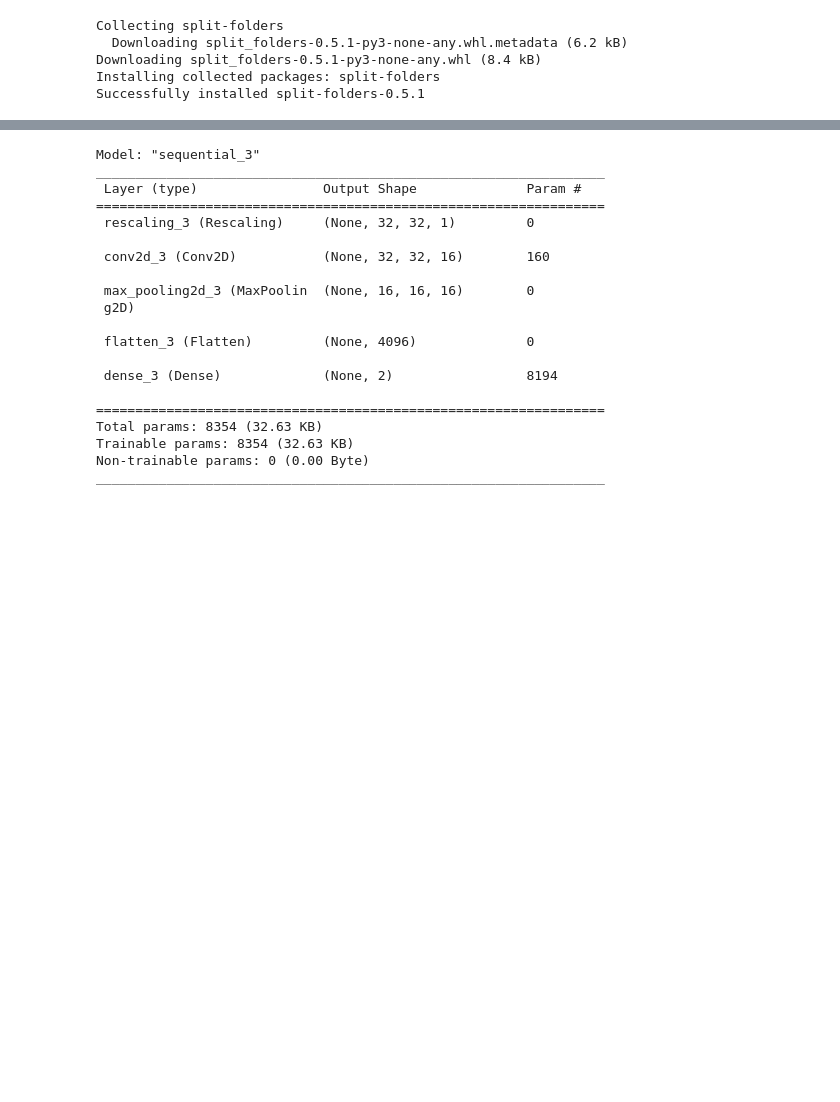
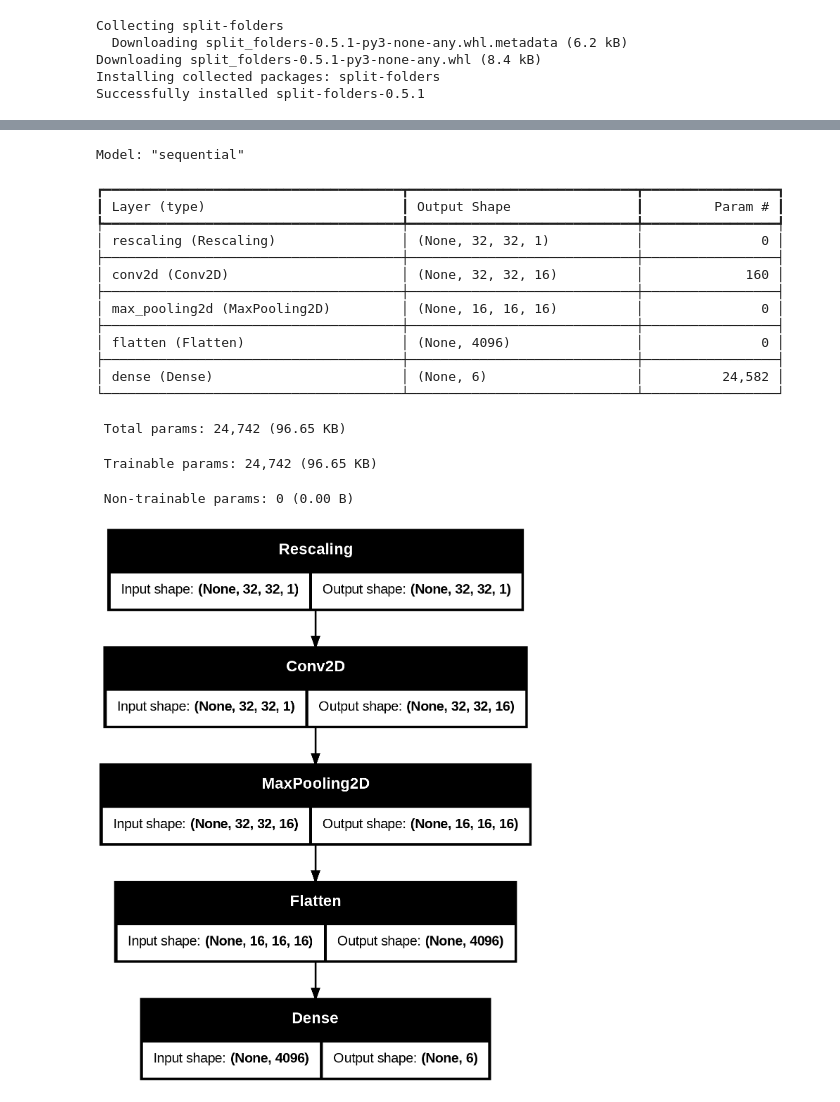
Before and after one commit to carson-edmonds/AAI-590_Group-3_Capstone, a Jupyter notebook: CNN_MODEL.ipynb, the cells around one changed output, grey strips where cells are left out. Cells and saved outputs as stored; diff of their text form; code cells hidden in the pictures; blank space fills up the shorter version.

```diff
--- a/CNN_MODEL.ipynb
+++ b/CNN_MODEL.ipynb
@@ -225,8 +239,7 @@ Found 19 files belonging to 2 classes.
 # %%
-#Create simple CNN model for initial implementation
-#Number of layers and kernels will be adjusted in future iterations
+#Create CNN model
 preprocessing_layers = [
-    tf.keras.layers.experimental.preprocessing.Rescaling(1./255, input_shape=(32,32,1))
+    tf.keras.layers.Rescaling(1./255, input_shape=(32,32,1))
 ]
 
 def conv_2d_pooling_layers(filters):
@@ -245,7 +258,7 @@ core_layers = \
 
 dense_layers = [
     tf.keras.layers.Flatten(),
-    tf.keras.layers.Dense(2)
+    tf.keras.layers.Dense(6)
 ]
 
 model = tf.keras.Sequential(
@@ -256,24 +269,26 @@ model = tf.keras.Sequential(
 
 model.summary()
 # %% [output]
-Model: "sequential_3"
-_________________________________________________________________
- Layer (type)                Output Shape              Param #
-=================================================================
- rescaling_3 (Rescaling)     (None, 32, 32, 1)         0
-
- conv2d_3 (Conv2D)           (None, 32, 32, 16)        160
-
- max_pooling2d_3 (MaxPoolin  (None, 16, 16, 16)        0
- g2D)
-
- flatten_3 (Flatten)         (None, 4096)              0
-
- dense_3 (Dense)             (None, 2)                 8194
-
-=================================================================
-Total params: 8354 (32.63 KB)
-Trainable params: 8354 (32.63 KB)
-Non-trainable params: 0 (0.00 Byte)
-_________________________________________________________________
+Model: "sequential"
+┏━━━━━━━━━━━━━━━━━━━━━━━━━━━━━━━━━━━━━━┳━━━━━━━━━━━━━━━━━━━━━━━━━━━━━┳━━━━━━━━━━━━━━━━━┓
+┃ Layer (type)                         ┃ Output Shape                ┃         Param # ┃
+┡━━━━━━━━━━━━━━━━━━━━━━━━━━━━━━━━━━━━━━╇━━━━━━━━━━━━━━━━━━━━━━━━━━━━━╇━━━━━━━━━━━━━━━━━┩
+│ rescaling (Rescaling)                │ (None, 32, 32, 1)           │               0 │
+├──────────────────────────────────────┼─────────────────────────────┼─────────────────┤
+│ conv2d (Conv2D)                      │ (None, 32, 32, 16)          │             160 │
+├──────────────────────────────────────┼─────────────────────────────┼─────────────────┤
+│ max_pooling2d (MaxPooling2D)         │ (None, 16, 16, 16)          │               0 │
+├──────────────────────────────────────┼─────────────────────────────┼─────────────────┤
+│ flatten (Flatten)                    │ (None, 4096)                │               0 │
+├──────────────────────────────────────┼─────────────────────────────┼─────────────────┤
+│ dense (Dense)                        │ (None, 6)                   │          24,582 │
+└──────────────────────────────────────┴─────────────────────────────┴─────────────────┘
+ Total params: 24,742 (96.65 KB)
+ Trainable params: 24,742 (96.65 KB)
+ Non-trainable params: 0 (0.00 B)
+# %%
+#Visualize model architecture
+tf.keras.utils.plot_model(model, show_shapes=True)
+# %% [output]
+[figure, added]
 # %%
```
Also changed, not shown: parts of 13 cells of this notebook.
